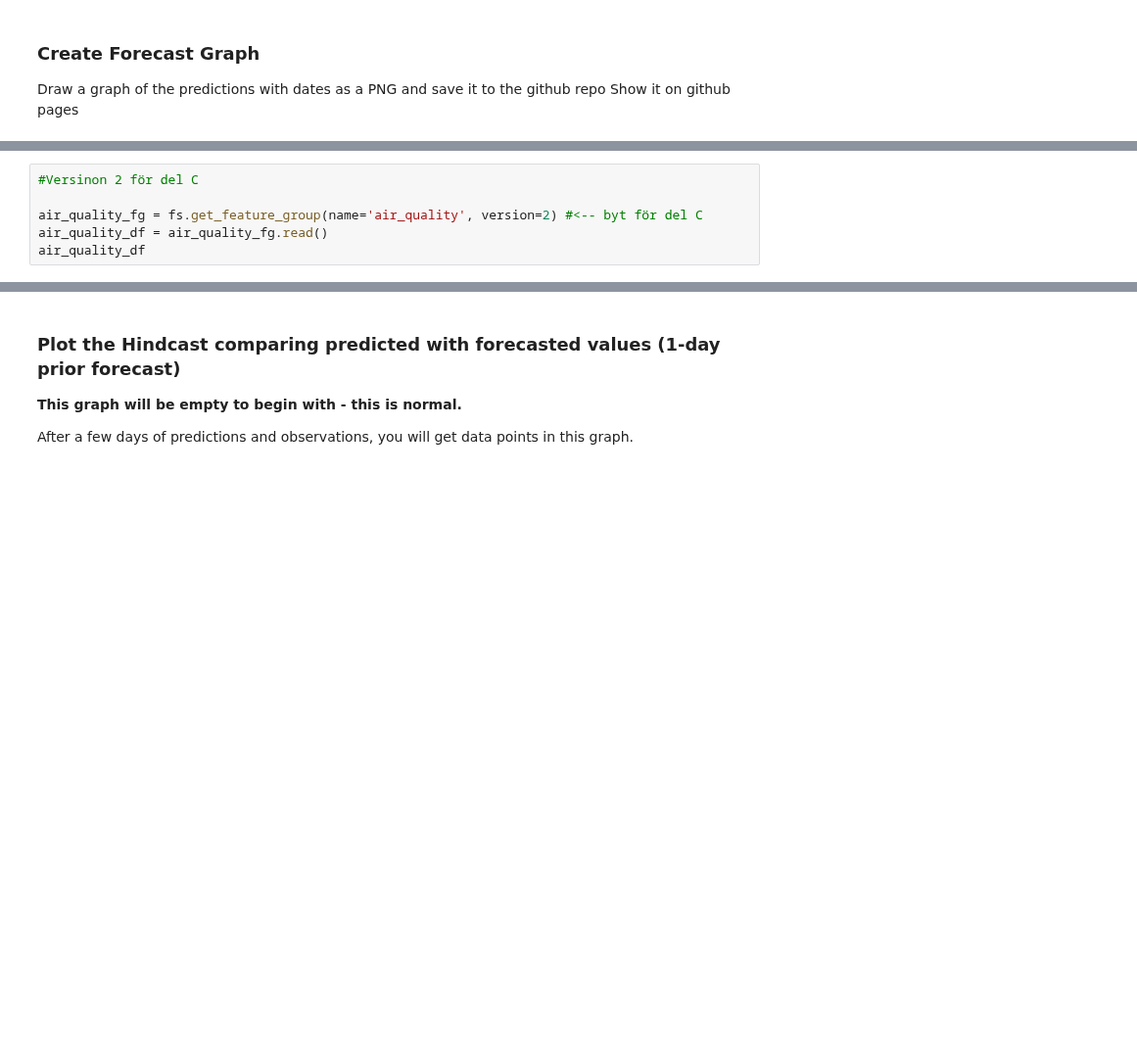
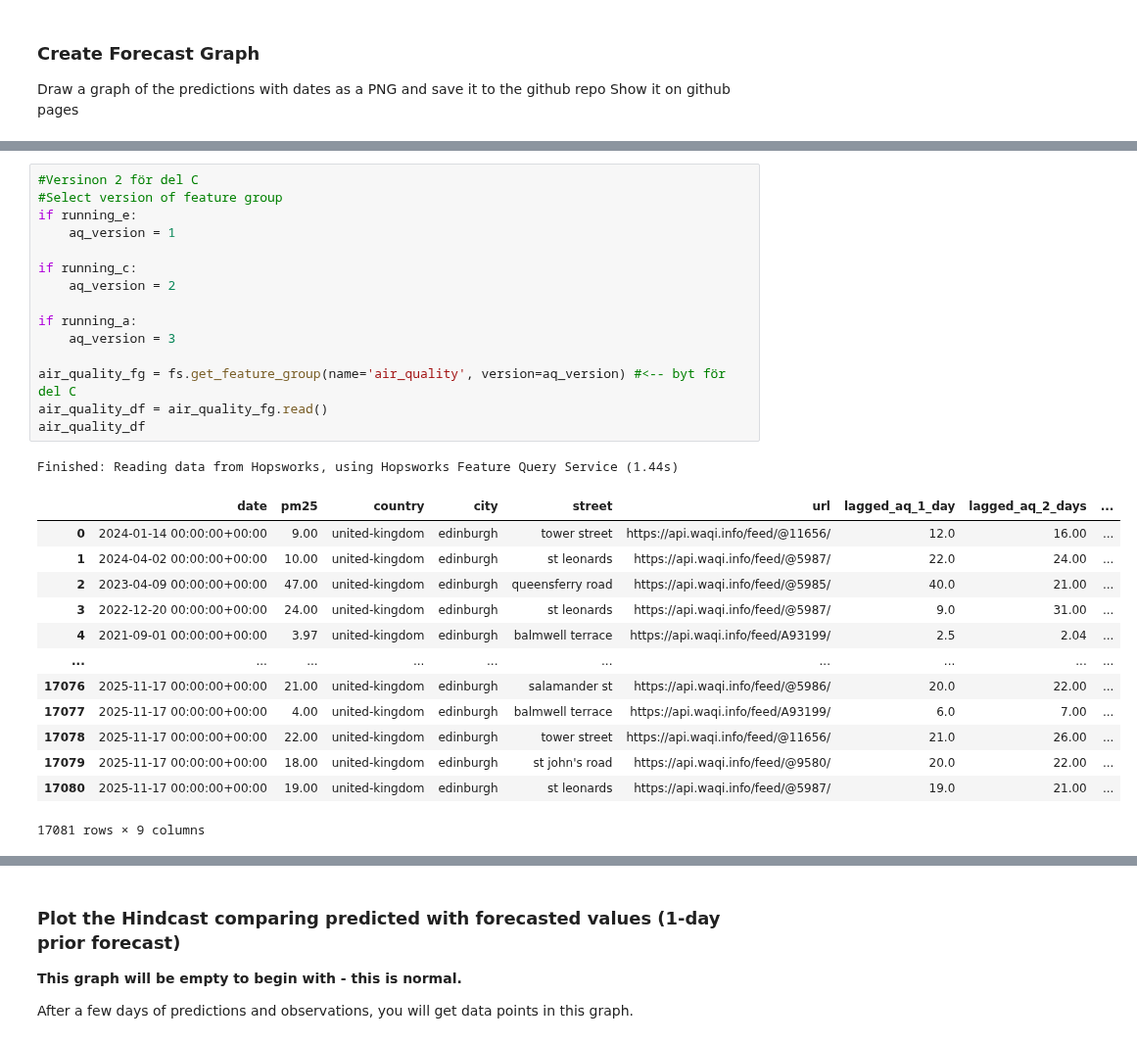
Before and after one commit to Isabell257/id2223-lab1, a Jupyter notebook: notebooks/airquality/4_air_quality_batch_inference.ipynb, the cells around one changed output, grey strips where cells are left out. Shown at 98% size. Cells and saved outputs as stored; diff of their text form; blank space fills up the shorter version.

```diff
--- a/notebooks/airquality/4_air_quality_batch_inference.ipynb
+++ b/notebooks/airquality/4_air_quality_batch_inference.ipynb
@@ -498,9 +643,33 @@ monitoring_df
 # %%
 #Versinon 2 för del C
+#Select version of feature group
+if running_e:
+    aq_version = 1
 
-air_quality_fg = fs.get_feature_group(name='air_quality', version=2) #<-- byt för del C
+if running_c:
+    aq_version = 2
+
+if running_a:
+    aq_version = 3
+
+air_quality_fg = fs.get_feature_group(name='air_quality', version=aq_version) #<-- byt för del C
 air_quality_df = air_quality_fg.read()
 air_quality_df
+# %% [output]
+Finished: Reading data from Hopsworks, using Hopsworks Feature Query Service (1.44s)
+|  | date | pm25 | country | city | street | url | lagged_aq_1_day | lagged_aq_2_days | ... |
+| 0 | 2024-01-14 00:00:00+00:00 | 9.00 | united-kingdom | edinburgh | tower street | https://api.waqi.info/feed/@11656/ | 12.0 | 16.00 | ... |
+| 1 | 2024-04-02 00:00:00+00:00 | 10.00 | united-kingdom | edinburgh | st leonards | https://api.waqi.info/feed/@5987/ | 22.0 | 24.00 | ... |
+| 2 | 2023-04-09 00:00:00+00:00 | 47.00 | united-kingdom | edinburgh | queensferry road | https://api.waqi.info/feed/@5985/ | 40.0 | 21.00 | ... |
+| 3 | 2022-12-20 00:00:00+00:00 | 24.00 | united-kingdom | edinburgh | st leonards | https://api.waqi.info/feed/@5987/ | 9.0 | 31.00 | ... |
+| 4 | 2021-09-01 00:00:00+00:00 | 3.97 | united-kingdom | edinburgh | balmwell terrace | https://api.waqi.info/feed/A93199/ | 2.5 | 2.04 | ... |
+| ... | ... | ... | ... | ... | ... | ... | ... | ... | ... |
+| 17076 | 2025-11-17 00:00:00+00:00 | 21.00 | united-kingdom | edinburgh | salamander st | https://api.waqi.info/feed/@5986/ | 20.0 | 22.00 | ... |
+| 17077 | 2025-11-17 00:00:00+00:00 | 4.00 | united-kingdom | edinburgh | balmwell terrace | https://api.waqi.info/feed/A93199/ | 6.0 | 7.00 | ... |
+| 17078 | 2025-11-17 00:00:00+00:00 | 22.00 | united-kingdom | edinburgh | tower street | https://api.waqi.info/feed/@11656/ | 21.0 | 26.00 | ... |
+| 17079 | 2025-11-17 00:00:00+00:00 | 18.00 | united-kingdom | edinburgh | st john's road | https://api.waqi.info/feed/@9580/ | 20.0 | 22.00 | ... |
+| 17080 | 2025-11-17 00:00:00+00:00 | 19.00 | united-kingdom | edinburgh | st leonards | https://api.waqi.info/feed/@5987/ | 19.0 | 21.00 | ... |
+17081 rows × 9 columns
 # %%
 def backfill_predictions_for_monitoring(weather_fg, air_quality_df, monitor_fg, model):
     features_df = weather_fg.read()
```
Also changed, not shown: parts of 14 cells of this notebook.
